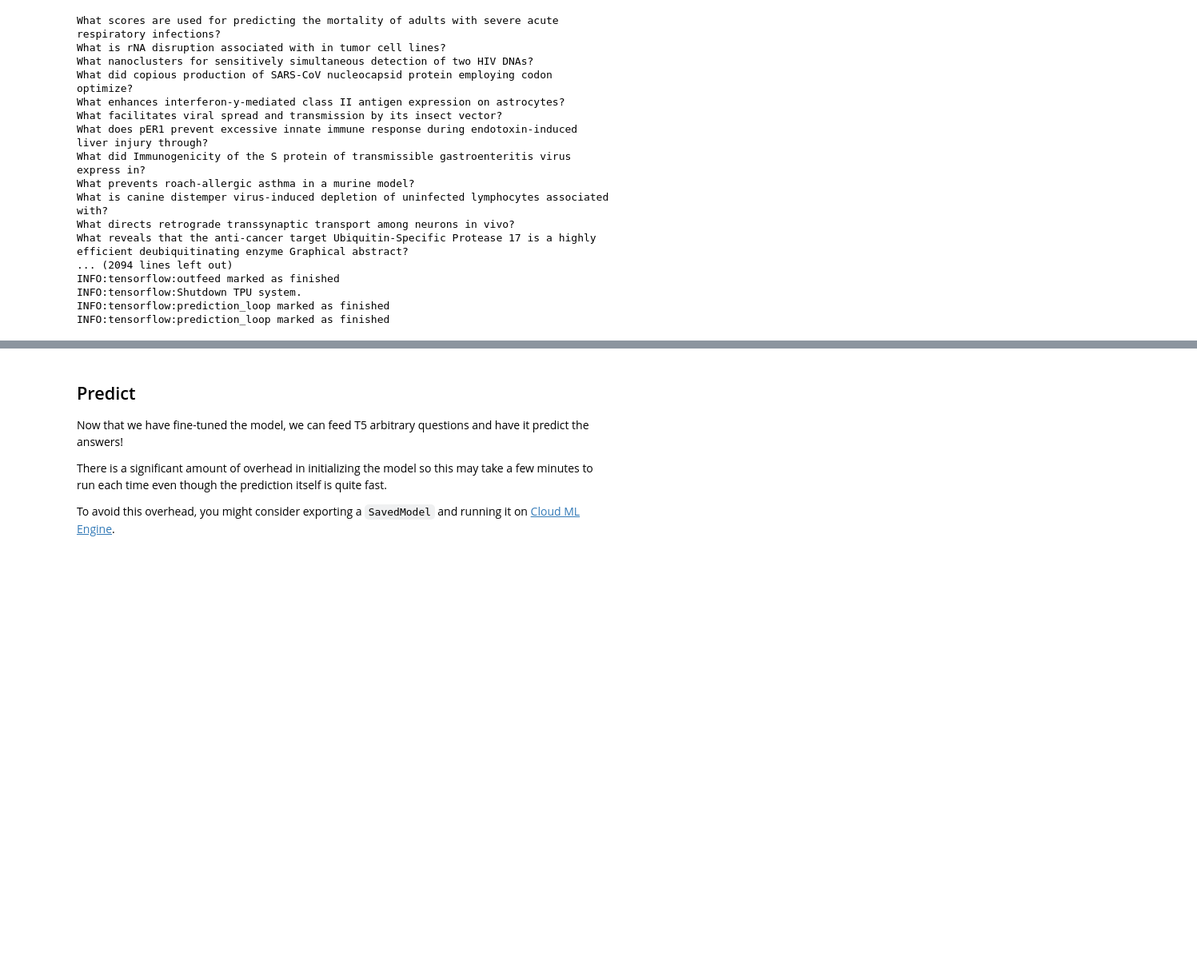
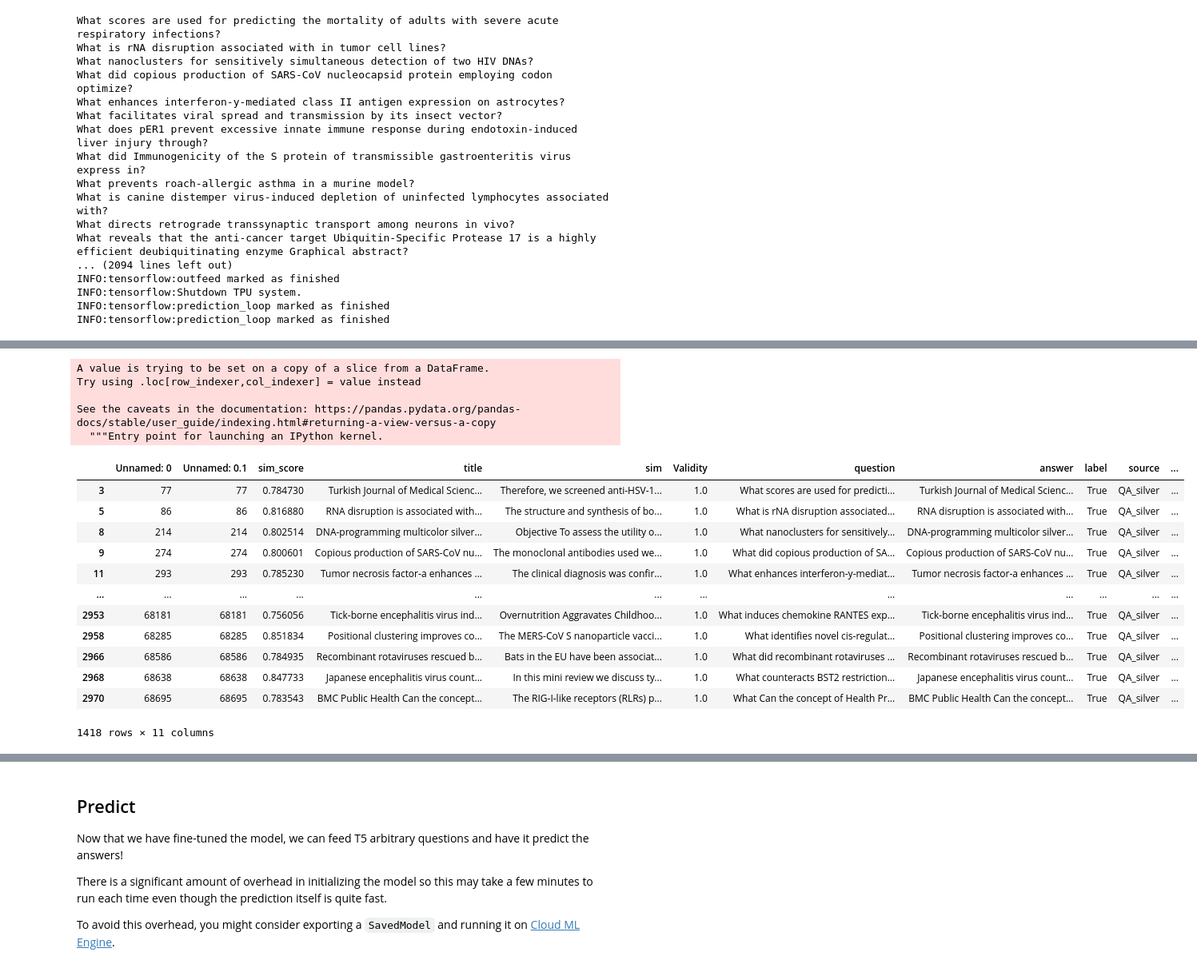
Before and after one commit to johntiger1/hugging-face-generation, a Jupyter notebook: Copy_of_t5_trivia.ipynb, the cells around one changed output, grey strips where cells are left out. Shown at 80% size. Saved outputs shown, nothing was run; the diff lists cells and outputs as text; code cells hidden in the pictures; blank space fills up the shorter version.

```diff
--- a/Copy_of_t5_trivia.ipynb
+++ b/Copy_of_t5_trivia.ipynb
@@ -1725,0 +1877,19 @@ final_manual_valid_df.to_csv(T5_MANUAL_QA_PATH)
+# %%
+valid_more_annotated_df = more_annotated_df[more_annotated_df["Validity"]==1]
+# %%
+%%time
+# we need a summary statistics, like length, n-gram counts etc.
+covid_predict_dlr_manual_valid_inputs_path = os.path.join(MODEL_DIR, "df_075_qa_dlr_positive_labels_inputs.txt")
+covid_predict_dlr_manual_valid_outputs_path = os.path.join(MODEL_DIR, "df_075_qa_dlr_positive_labels_outputs.txt")
+with tf.io.gfile.GFile(covid_predict_dlr_manual_valid_inputs_path, "w") as f:
+  for idx, row in valid_more_annotated_df.iterrows():
+    q = row["question"]
+    f.write("trivia question: %s\n" % q.lower()) #TODO: can also invoke the preprocess from earlier
+
+model.batch_size = 512  # Min size for small model on v2-8 with parallelism 1.
+model.predict(
+    input_file=covid_predict_dlr_manual_valid_inputs_path,
+    output_file=covid_predict_dlr_manual_valid_outputs_path,
+    # Select the most probable output token at each step.
+    temperature=0,
+)
@@ -1725,0 +1914,9 @@ final_manual_valid_df.to_csv(T5_MANUAL_QA_PATH)
+# %%
+with tf.io.gfile.GFile((covid_predict_dlr_manual_valid_outputs_path + "-1025700")) as answers, tf.io.gfile.GFile((covid_predict_dlr_manual_valid_inputs_path )) as questions:
+  list_answers = answers.readlines()
+  list_questions = questions.readlines()
+  dlr_manual_df = pd.DataFrame(data={"questions":list_questions , "answers": list_answers} )
+  # print(len(), len(questions.readlines()))
+
+
+    #
@@ -1725,0 +1939,24 @@ final_manual_valid_df.to_csv(T5_MANUAL_QA_PATH)
+# %%
+valid_more_annotated_df["t5_answers"] = list_answers
+# %% [output]
+A value is trying to be set on a copy of a slice from a DataFrame.
+Try using .loc[row_indexer,col_indexer] = value instead
+
+See the caveats in the documentation: https://pandas.pydata.org/pandas-docs/stable/user_guide/indexing.html#returning-a-view-versus-a-copy
+  """Entry point for launching an IPython kernel.
+# %%
+valid_more_annotated_df
+# %% [output]
+|  | Unnamed: 0 | Unnamed: 0.1 | sim_score | title | sim | Validity | question | answer | label | source | ... |
+| 3 | 77 | 77 | 0.784730 | Turkish Journal of Medical Scienc... | Therefore, we screened anti-HSV-1... | 1.0 | What scores are used for predicti... | Turkish Journal of Medical Scienc... | True | QA_silver | ... |
+| 5 | 86 | 86 | 0.816880 | RNA disruption is associated with... | The structure and synthesis of bo... | 1.0 | What is rNA disruption associated... | RNA disruption is associated with... | True | QA_silver | ... |
+| 8 | 214 | 214 | 0.802514 | DNA-programming multicolor silver... | Objective To assess the utility o... | 1.0 | What nanoclusters for sensitively... | DNA-programming multicolor silver... | True | QA_silver | ... |
+| 9 | 274 | 274 | 0.800601 | Copious production of SARS-CoV nu... | The monoclonal antibodies used we... | 1.0 | What did copious production of SA... | Copious production of SARS-CoV nu... | True | QA_silver | ... |
+| 11 | 293 | 293 | 0.785230 | Tumor necrosis factor-a enhances ... | The clinical diagnosis was confir... | 1.0 | What enhances interferon-y-mediat... | Tumor necrosis factor-a enhances ... | True | QA_silver | ... |
+| ... | ... | ... | ... | ... | ... | ... | ... | ... | ... | ... | ... |
+| 2953 | 68181 | 68181 | 0.756056 | Tick-borne encephalitis virus ind... | Overnutrition Aggravates Childhoo... | 1.0 | What induces chemokine RANTES exp... | Tick-borne encephalitis virus ind... | True | QA_silver | ... |
+| 2958 | 68285 | 68285 | 0.851834 | Positional clustering improves co... | The MERS-CoV S nanoparticle vacci... | 1.0 | What identifies novel cis-regulat... | Positional clustering improves co... | True | QA_silver | ... |
+| 2966 | 68586 | 68586 | 0.784935 | Recombinant rotaviruses rescued b... | Bats in the EU have been associat... | 1.0 | What did recombinant rotaviruses ... | Recombinant rotaviruses rescued b... | True | QA_silver | ... |
+| 2968 | 68638 | 68638 | 0.847733 | Japanese encephalitis virus count... | In this mini review we discuss ty... | 1.0 | What counteracts BST2 restriction... | Japanese encephalitis virus count... | True | QA_silver | ... |
+| 2970 | 68695 | 68695 | 0.783543 | BMC Public Health Can the concept... | The RIG-I-like receptors (RLRs) p... | 1.0 | What Can the concept of Health Pr... | BMC Public Health Can the concept... | True | QA_silver | ... |
+1418 rows × 11 columns
```
Also changed, not shown: parts of 89 cells of this notebook.
